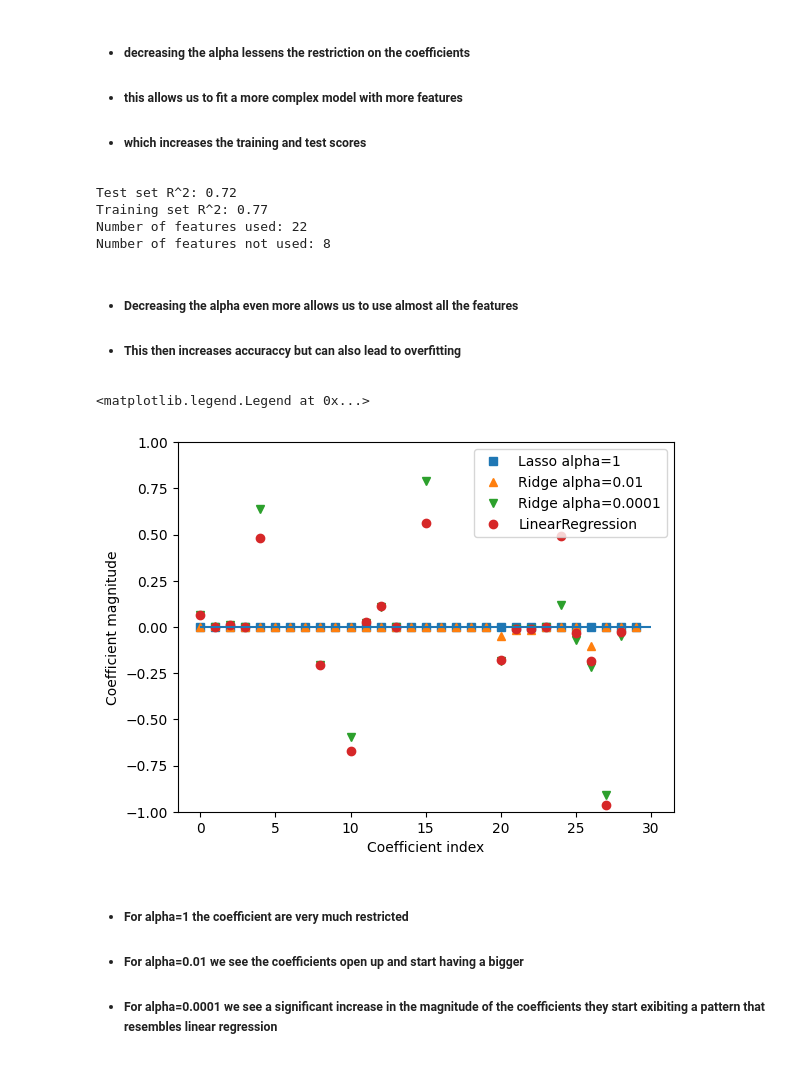
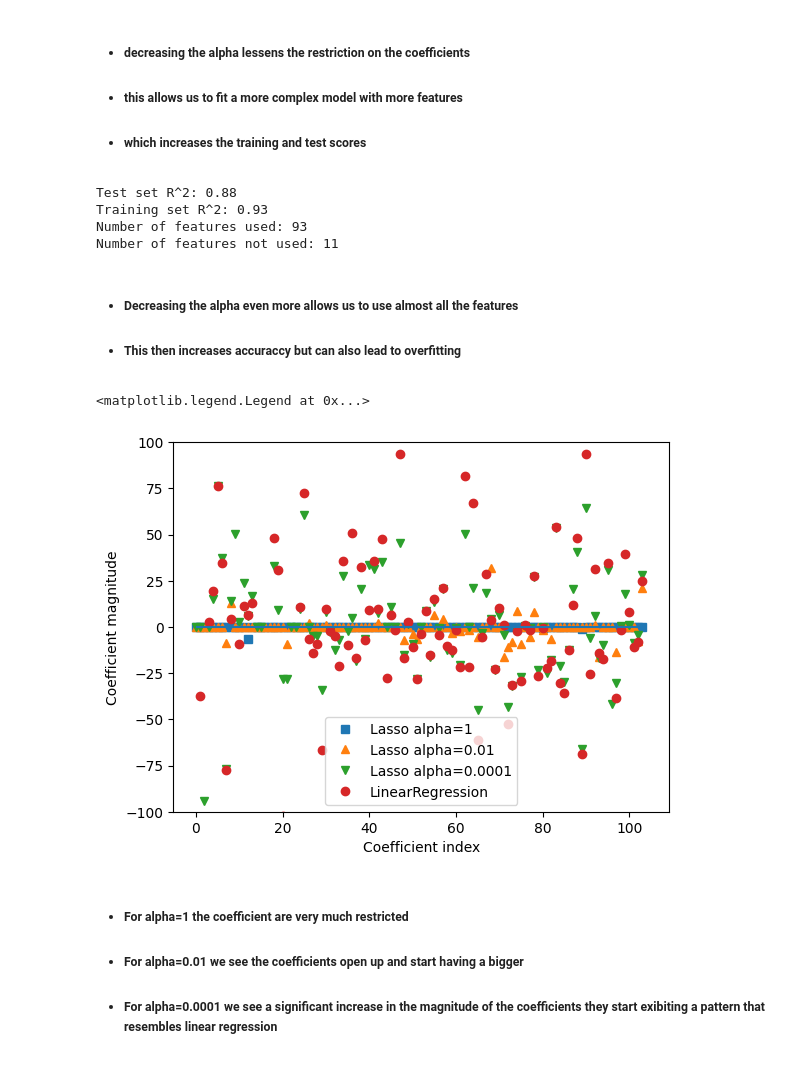
Before and after one commit to majiyaz2/data-science-notebooks, a Jupyter notebook: into-to-data-science/supervised_learning/linear_regression.ipynb, the cells around one changed output. Saved outputs shown, nothing was run; the diff lists cells and outputs as text; code cells hidden in the pictures.

```diff
--- a/into-to-data-science/supervised_learning/linear_regression.ipynb
+++ b/into-to-data-science/supervised_learning/linear_regression.ipynb
@@ -135,8 +133,8 @@ plot_knn_regression()
 # %% [markdown]
 #### Applying the ridge regression algorithm
 # %%
-cancer = load_breast_cancer()
-X_train, X_test, y_train, y_test = train_test_split(cancer.data, cancer.target, stratify=cancer.target, random_state=66)
+X, y = load_extended_boston()
+X_train, X_test, y_train, y_test = train_test_split(X, y, random_state=66)
 # %%
 # Initializing the model to 3 neighbors
 ridge = Ridge()
@@ -343,26 +355,26 @@ print("Training set R^2: {:.2f}".format(lasso00001.score(X_train, y_train)))
 print("Number of features used: {}".format(np.sum(lasso00001.coef_!=0)))
 print("Number of features not used: {}".format(np.sum(lasso00001.coef_==0)))
 # %% [output]
-Test set R^2: 0.72
-Training set R^2: 0.77
-Number of features used: 22
-Number of features not used: 8
+Test set R^2: 0.88
+Training set R^2: 0.93
+Number of features used: 93
+Number of features not used: 11
 # %% [markdown]
 - ##### Decreasing the alpha even more allows us to use almost all the features
 - ##### This then increases accuraccy but can also lead to overfitting
 # %%
 plt.plot(lasso.coef_, 's', label="Lasso alpha=1")
-plt.plot(lasso001.coef_, '^', label="Ridge alpha=0.01")
-plt.plot(ridge00001.coef_, 'v', label="Ridge alpha=0.0001")
+plt.plot(lasso001.coef_, '^', label="Lasso alpha=0.01")
+plt.plot(lasso00001.coef_, 'v', label="Lasso alpha=0.0001")
 plt.plot(lr.coef_, 'o', label="LinearRegression")
 plt.xlabel("Coefficient index")
 plt.ylabel("Coefficient magnitude")
 plt.hlines(0, 0, len(lr.coef_))
-plt.ylim(-1, 1)
+plt.ylim(-100, 100)
 plt.legend()
 # %% [output]
 <matplotlib.legend.Legend at 0x...>
-[figure, old version]
+[figure, new version]
 # %% [markdown]
 - ##### For alpha=1 the coefficient are very much restricted
 - ##### For alpha=0.01 we see the coefficients open up and start having a bigger
```
Also changed, not shown: parts of 17 cells of this notebook, 1 other file.
